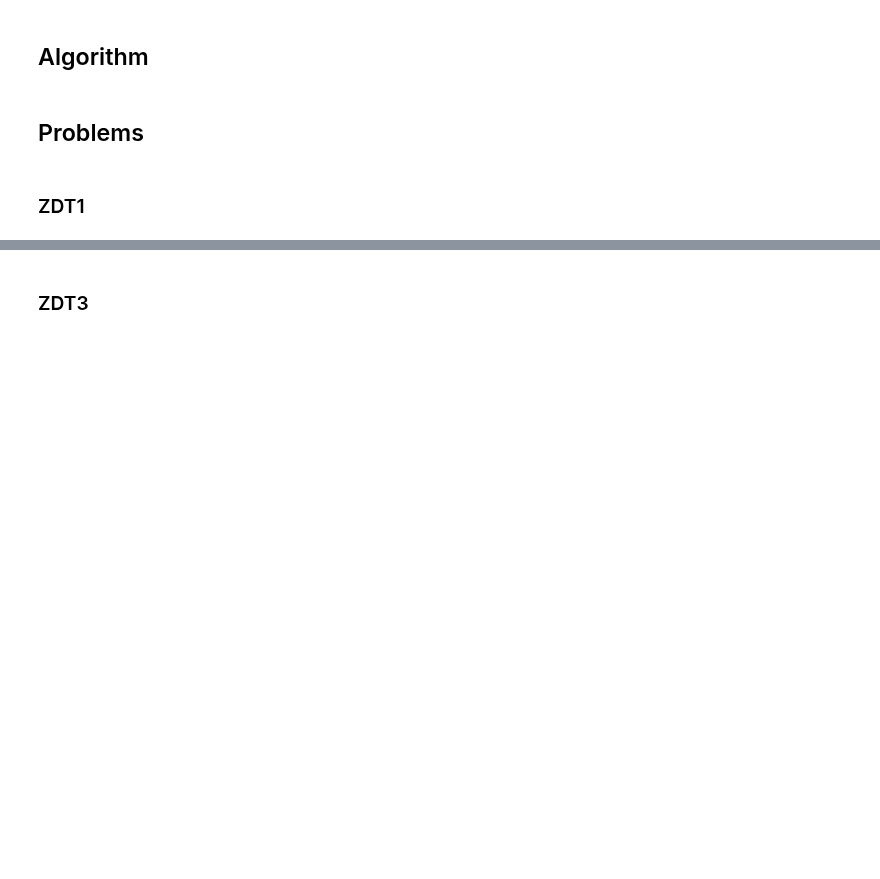
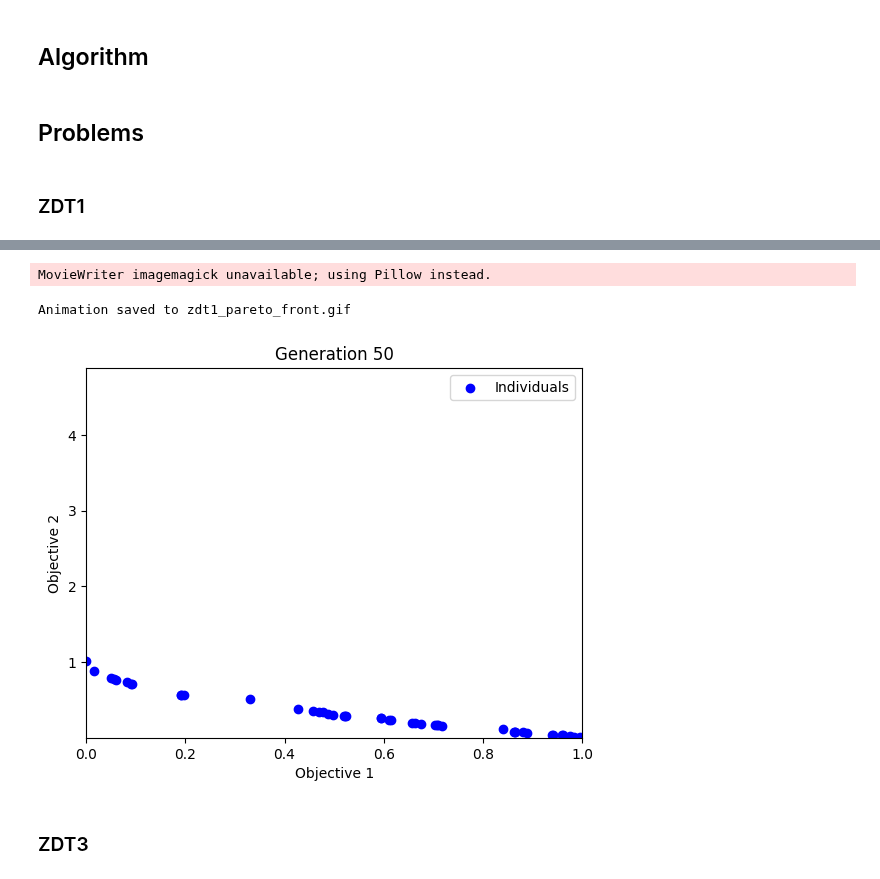
Before and after one commit to pintamonas4575/BIOCOMP-project-MAADM-UPM, a Jupyter notebook: MOO-ZDT1.ipynb, the cells around one changed output, grey strips where cells are left out. Saved outputs shown, nothing was run; the diff lists cells and outputs as text; code cells hidden in the pictures; blank space fills up the shorter version.

```diff
--- a/MOO-ZDT1.ipynb
+++ b/MOO-ZDT1.ipynb
@@ -455,3 +515,10 @@ plot_comparison(final_fitness, problem, with_nsga2=True)
+# %%
+# Create and save the animation
+plot_pareto_front_animation(ea.pareto_history, save_path="zdt1_pareto_front.gif")
+# %% [output]
+MovieWriter imagemagick unavailable; using Pillow instead.
+Animation saved to zdt1_pareto_front.gif
+[figure, added]
 # %% [markdown]
 ### ZDT3
 # %%
```
Also changed, not shown: parts of 8 cells of this notebook, 2 other files.
